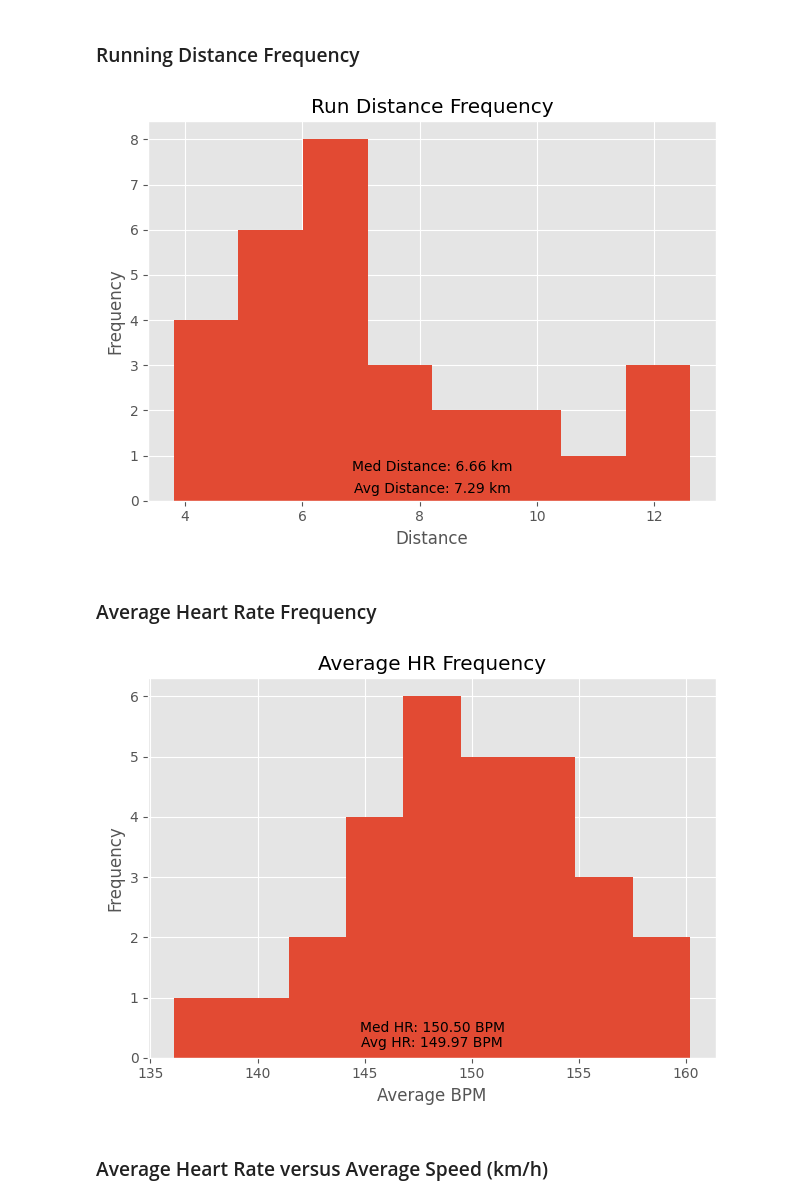
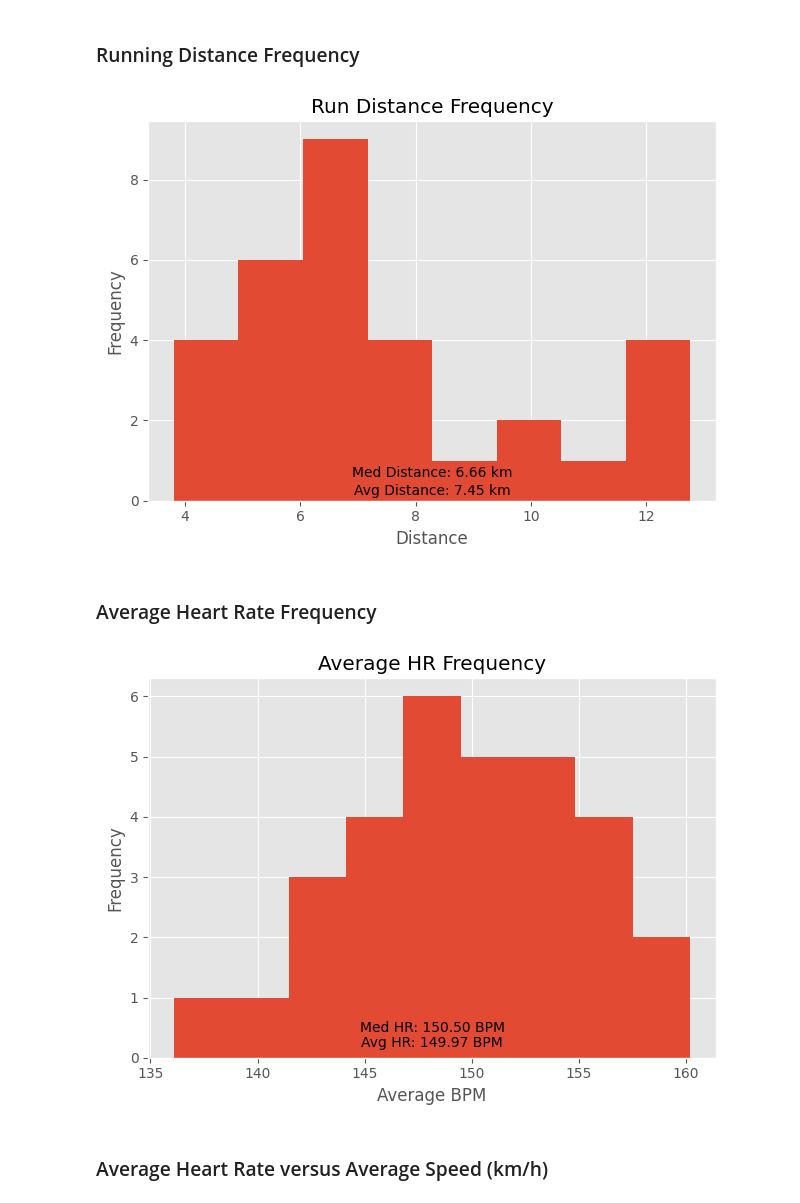
Before and after one commit to palmerac/Elevate, a Jupyter notebook: runStats.ipynb, the cells around one changed output. Cells and saved outputs as stored; diff of their text form; code cells hidden in the pictures.

```diff
--- a/runStats.ipynb
+++ b/runStats.ipynb
@@ -61,7 +61,7 @@ def rnd(val, deci):
 # %% [markdown]
 Only counting activities post Europe, export HeartWatch Workouts from Jul 17 - Today and add the csv to the wd
 # %%
-df = pd.read_csv('HeartWatch-Workouts-20230717-to-20230909.csv')
+df = pd.read_csv('HeartWatch-Workouts-20230717-to-20230913.csv')
 # %%
 df = df.drop(['Date', 'from', 'to', 'rpe', 'Load', 'bpm-lo', 'bpm-90%+-%', '90%+-mins',
               'bpm-80-90%-%', '80-90%-mins','bpm-70-80%-%', '70-80%-mins','bpm-60-70%-%',
@@ -138,28 +138,29 @@ dfRun.tail()
 # %%
 rdf_bins = int(dfRun['km'].max() - dfRun['km'].min())
 mid_dist = midp(dfRun, 'km')
 
+# with plt.xkcd():
 plt.hist(dfRun['km'], bins=rdf_bins)
 
 # Average/Median Distance Text
 avg_d = avg(dfRun, 'km',2)
 med_d = med(dfRun, 'km',2)
 mid_d = midp(dfRun, 'km')
 
 plt.text(mid_dist, 0.25, f'Avg Distance: {avg_d:.2f} km',
-         ha='center', va='center', fontsize=10, color='black')
-plt.text(mid_dist, 0.75, f'Med Distance: {med_d:.2f} km',
-         ha='center', va='center', fontsize=10, color='black')
+        ha='center', va='center', fontsize=10, color='black')
+plt.text(mid_dist, 0.7, f'Med Distance: {med_d:.2f} km',
+        ha='center', va='center', fontsize=10, color='black')
 
 plt.title('Run Distance Frequency')
 plt.xlabel('Distance')
 plt.ylabel('Frequency')
 # plt.xticks(rotation=45)
 plt.tight_layout()
 plt.savefig('Graphs/Distance Frequency.png', dpi=300)
 plt.show()
 # %% [output]
-[figure, old version]
+[figure, new version]
 # %% [markdown]
 ### Average Heart Rate Frequency
 # %%
@@ -185,7 +186,7 @@ plt.tight_layout()
 plt.savefig('Graphs/HR Frequency.png', dpi=300)
 plt.show()
 # %% [output]
-[figure, old version]
+[figure, new version]
 # %% [markdown]
 ### Average Heart Rate versus Average Speed (km/h)
 # %%
```
Also changed, not shown: parts of 8 cells of this notebook, 10 other files.
